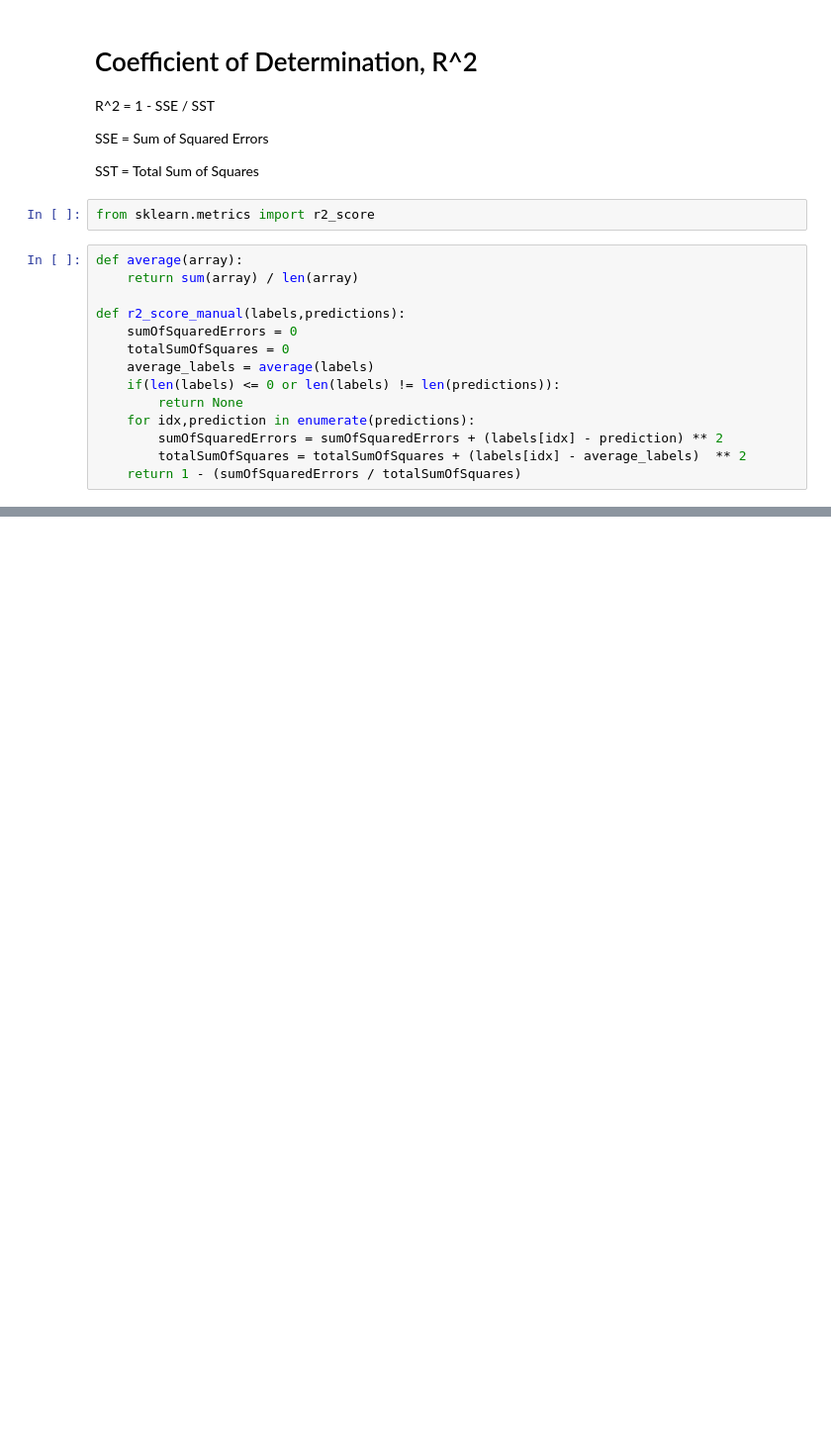
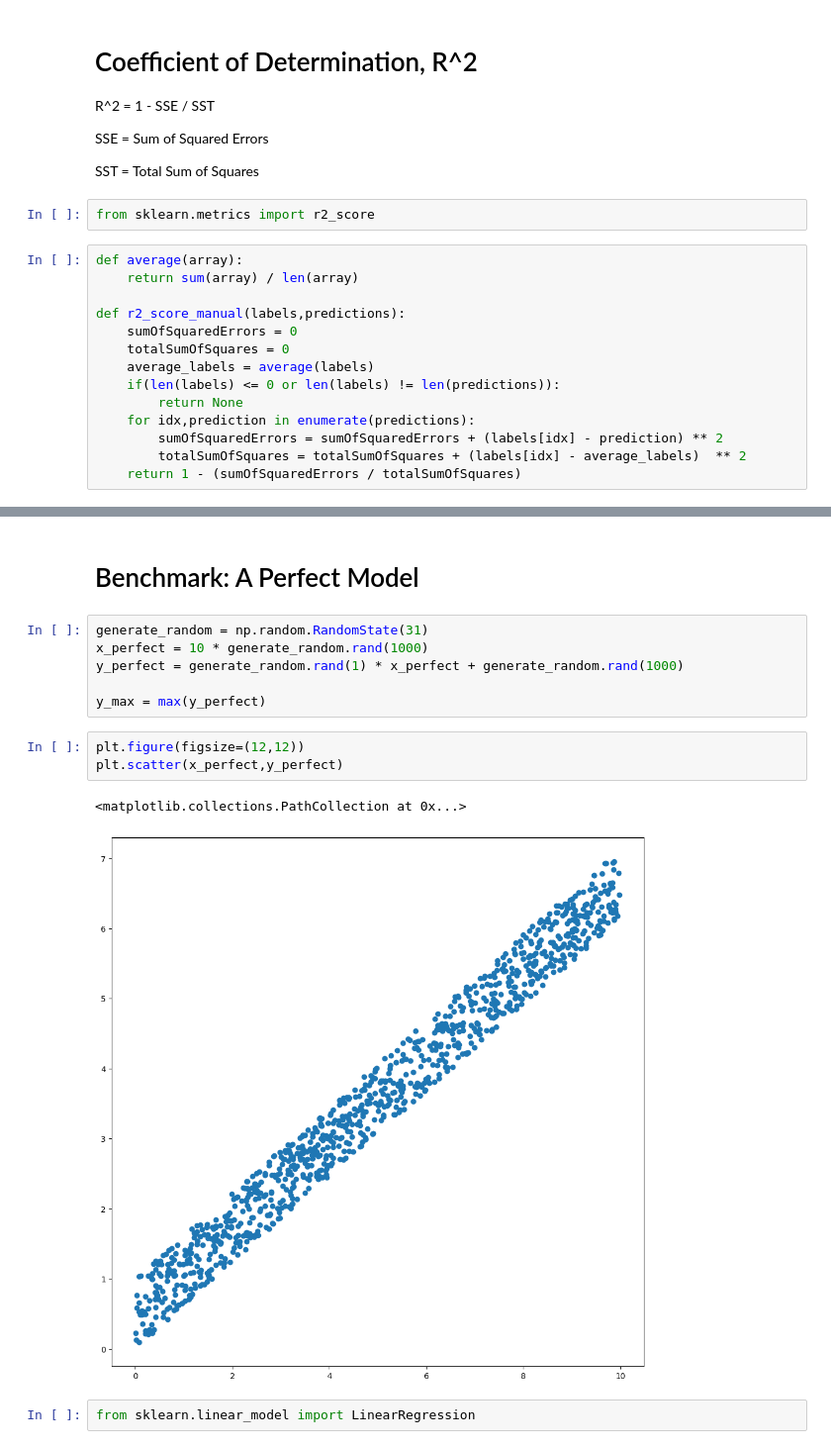
Before and after one commit to BurhanAkkus/Machine-Learning-Course, a Jupyter notebook: Evaluation/Performance Evaluation.ipynb, the cells around one changed output, grey strips where cells are left out. Shown at 99% size. Drawn from its saved outputs; the diff is of its cells as text; blank space fills up the shorter version.

Commit message:
Added a perfect Model for Benchmarking.

```diff
--- a/Evaluation/Performance Evaluation.ipynb
+++ b/Evaluation/Performance Evaluation.ipynb
@@ -134,0 +135,16 @@ r2_score_test
+# %% [markdown]
+# Benchmark: A Perfect Model
+# %%
+generate_random = np.random.RandomState(31)
+x_perfect = 10 * generate_random.rand(1000)
+y_perfect = generate_random.rand(1) * x_perfect + generate_random.rand(1000)
+
+y_max = max(y_perfect)
+# %%
+plt.figure(figsize=(12,12))
+plt.scatter(x_perfect,y_perfect)
+# %% [output]
+<matplotlib.collections.PathCollection at 0x...>
+[figure, added]
+# %%
+from sklearn.linear_model import LinearRegression
```
Also changed, not shown: parts of 20 cells of this notebook.
